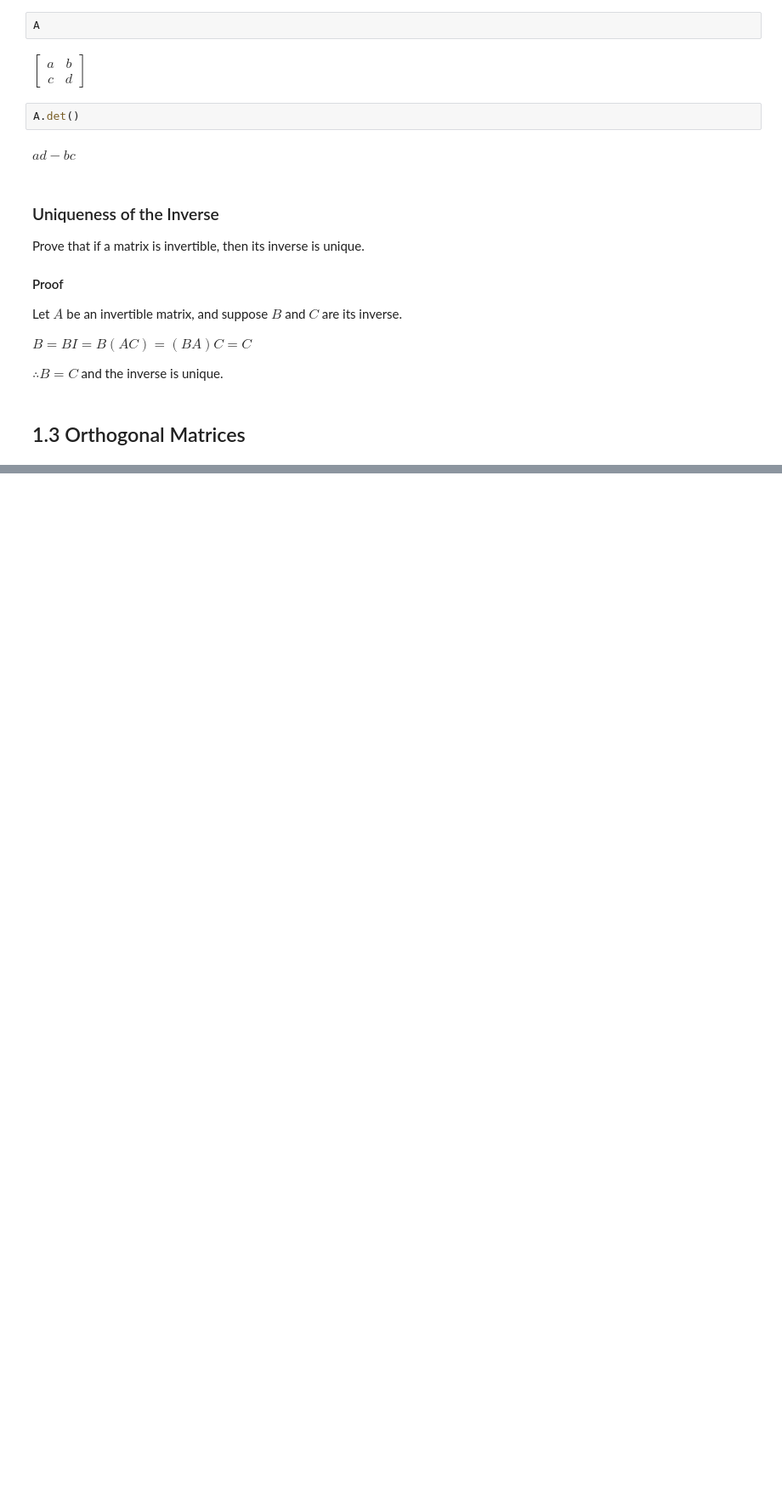
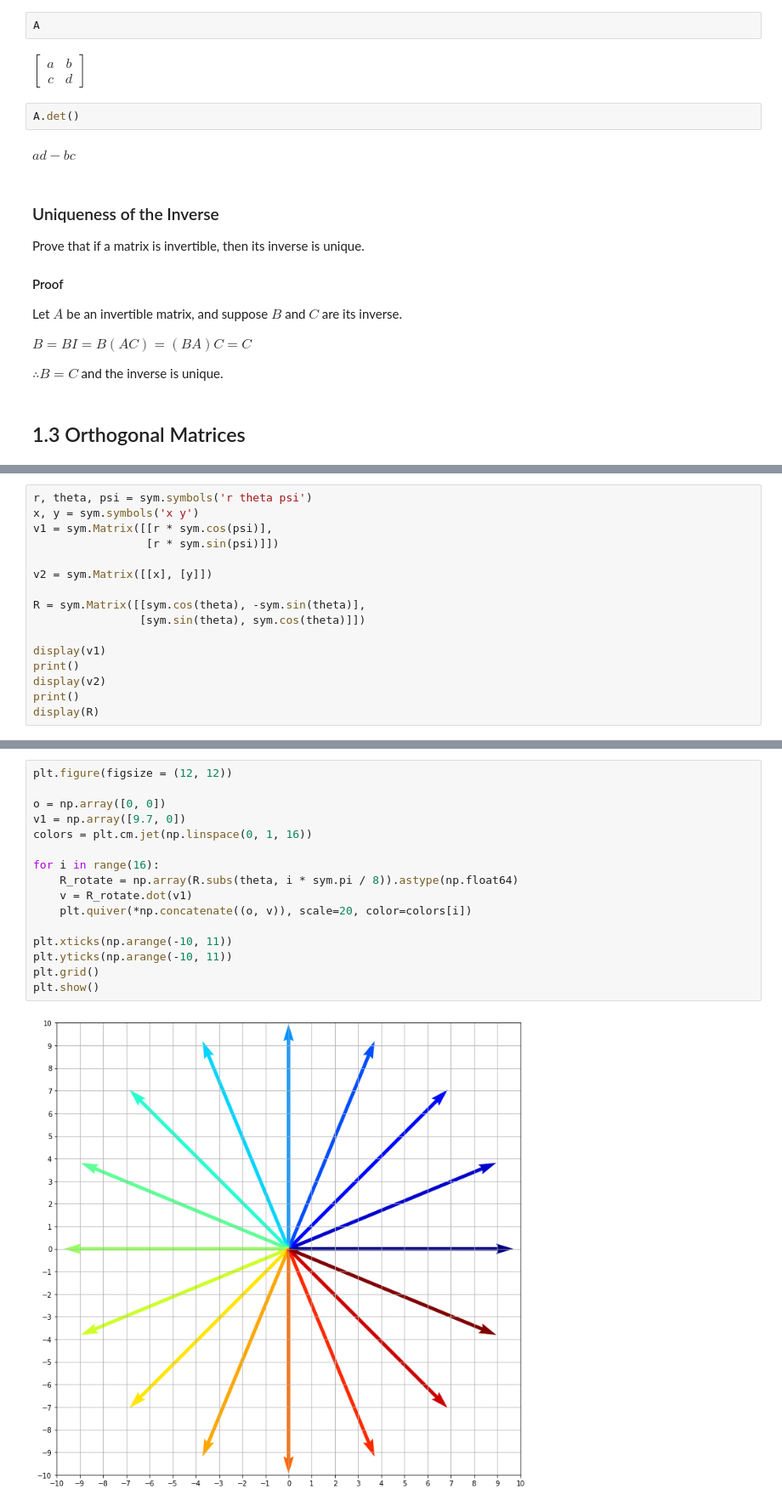
Before and after one commit to PaulToronto/Hong-Kong-University-of-Science-and-Technology-Coursera-Matrix-Algebra-for-Engineers, a Jupyter notebook: 1_Matrices.ipynb, the cells around one changed output, grey strips where cells are left out. Shown at 85% size. Drawn from its saved outputs; the diff is of its cells as text; blank space fills up the shorter version.

```diff
--- a/1_Matrices.ipynb
+++ b/1_Matrices.ipynb
@@ -926,0 +1025,16 @@ $\therefore B = C$ and the inverse is unique.
+# %%
+r, theta, psi = sym.symbols('r theta psi')
+x, y = sym.symbols('x y')
+v1 = sym.Matrix([[r * sym.cos(psi)],
+                 [r * sym.sin(psi)]])
+
+v2 = sym.Matrix([[x], [y]])
+
+R = sym.Matrix([[sym.cos(theta), -sym.sin(theta)],
+                [sym.sin(theta), sym.cos(theta)]])
+
+display(v1)
+print()
+display(v2)
+print()
+display(R)
@@ -926,0 +1058,18 @@ $\therefore B = C$ and the inverse is unique.
+# %%
+plt.figure(figsize = (12, 12))
+
+o = np.array([0, 0])
+v1 = np.array([9.7, 0])
+colors = plt.cm.jet(np.linspace(0, 1, 16))
+
+for i in range(16):
+    R_rotate = np.array(R.subs(theta, i * sym.pi / 8)).astype(np.float64)
+    v = R_rotate.dot(v1)
+    plt.quiver(*np.concatenate((o, v)), scale=20, color=colors[i])
+
+plt.xticks(np.arange(-10, 11))
+plt.yticks(np.arange(-10, 11))
+plt.grid()
+plt.show()
+# %% [output]
+[figure, added]
```
Also changed, not shown: parts of 29 cells of this notebook.
